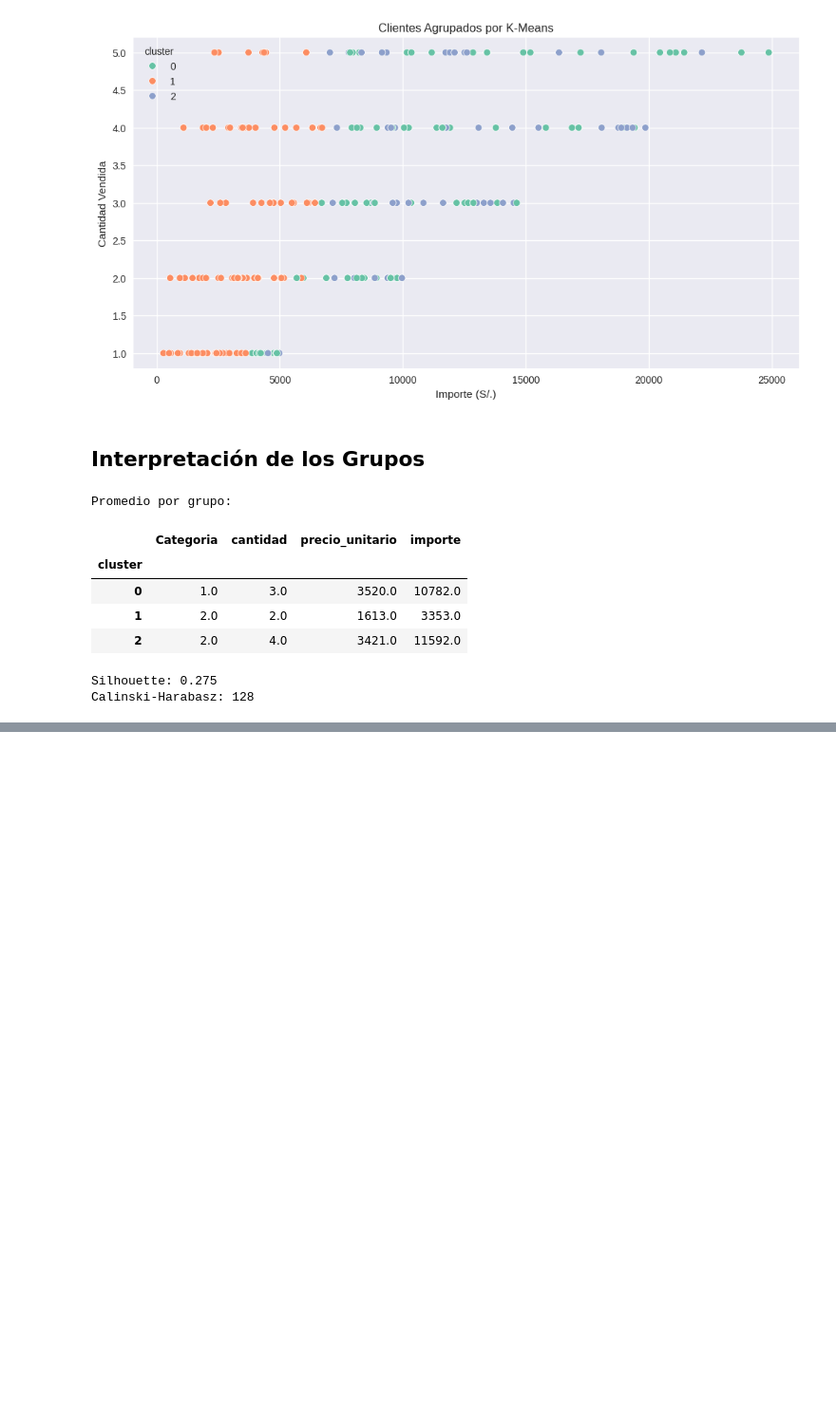
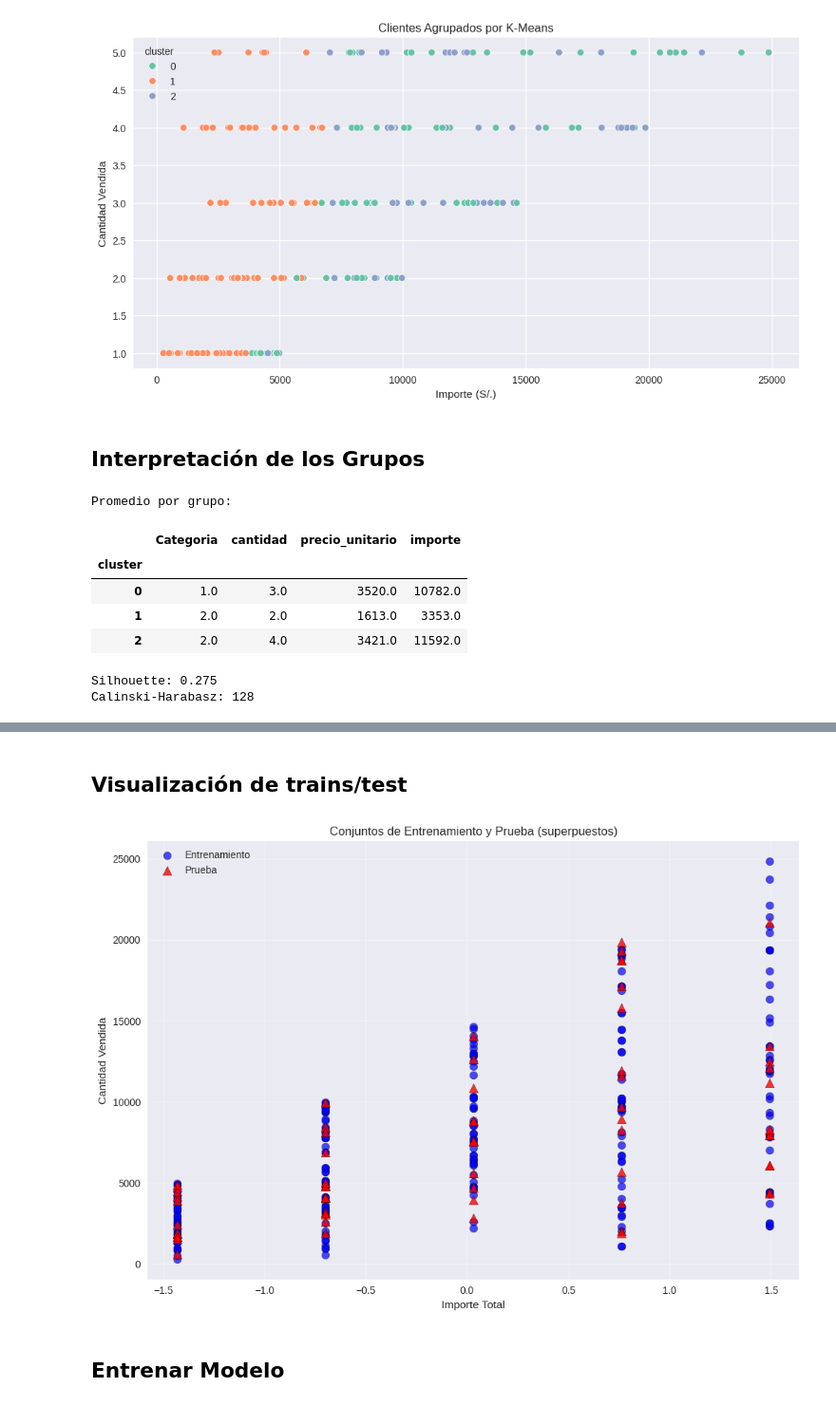
Before and after one commit to jalonzoh/IA_Entregable3, a Jupyter notebook: IA_Entregable3.ipynb, the cells around one changed output, grey strips where cells are left out. Shown at 95% size. Saved outputs shown, nothing was run; the diff lists cells and outputs as text; code cells hidden in the pictures; blank space fills up the shorter version.

```diff
--- a/IA_Entregable3.ipynb
+++ b/IA_Entregable3.ipynb
@@ -422,0 +473,36 @@ Calinski-Harabasz: 128
+# %%
+X =bdAurelion1[['cantidad', 'precio_unitario', 'Categoria']] # Variables predictoras o independientes
+y = bdAurelion1['importe'] # Variable objetivo
+
+# Estandarizar (opcional, pero mejora interpretación)
+scaler = StandardScaler()
+X_scaled = scaler.fit_transform(X)
+
+# Dividimos datos de entrenamiento y test
+X_train, X_test, y_train, y_test = train_test_split(X_scaled, y, test_size=0.2, random_state=42) # test_size es el tamaño del test
+# %% [markdown]
+## Visualización de trains/test ##
+# %%
+# Crear el scatter plot
+plt.figure(figsize=(10, 7))
+
+# Puntos de ENTRENAMIENTO (azules, círculo)
+plt.scatter(X_train[:, 0], y_train,
+            color='blue', label='Entrenamiento', alpha=0.7, s=60, edgecolors='k')
+
+# Puntos de PRUEBA (rojos, triángulo)
+plt.scatter(X_test[:, 0], y_test,
+            color='red', label='Prueba', marker='^', alpha=0.8, s=80, edgecolors='k')
+
+# Etiquetas y título
+plt.xlabel('Importe Total')
+plt.ylabel('Cantidad Vendida')
+plt.title('Conjuntos de Entrenamiento y Prueba (superpuestos)')
+plt.legend()
+plt.grid(True, alpha=0.3)
+plt.tight_layout()
+plt.show()
+# %% [output]
+[figure, added]
+# %% [markdown]
+## Entrenar Modelo ##
```
Also changed, not shown: parts of 17 cells of this notebook.
